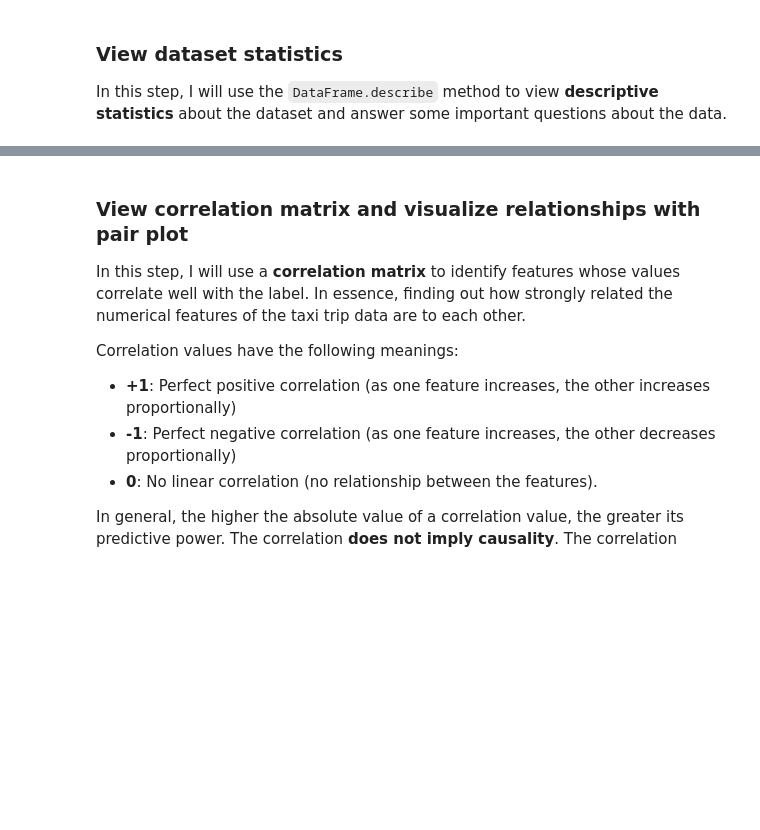
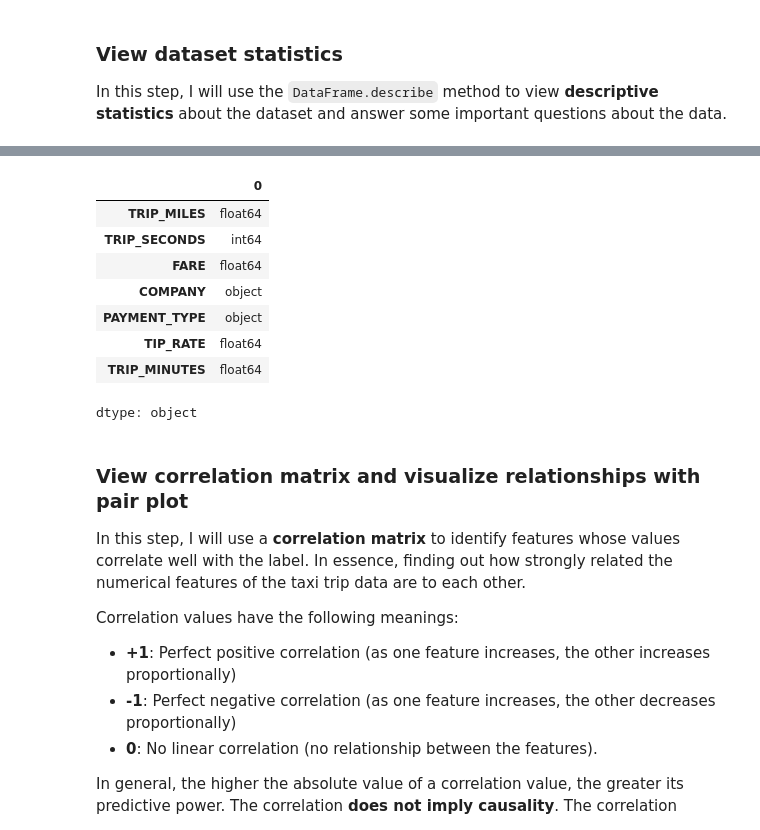
Before and after one commit to diegodemiranda/linear_regression_models, a Jupyter notebook: chicago_taxi_fare_prediction/linear_regression_chicago_taxi_fare.ipynb, the cells around one changed output, grey strips where cells are left out. Drawn from its saved outputs; the diff is of its cells as text; code cells hidden in the pictures; blank space fills up the shorter version.

```diff
--- a/chicago_taxi_fare_prediction/linear_regression_chicago_taxi_fare.ipynb
+++ b/chicago_taxi_fare_prediction/linear_regression_chicago_taxi_fare.ipynb
@@ -74,16 +107,17 @@ We should always apply scaling to both our training and testing data using the p
 For this specific case, where we are working with `TRIP_MILES` and `TRIP_SECONDS` as features, is recommended use **min-max scaling**.
 This technique scales the features to a specific range, typically between 0 and 1.
 # %%
-from sklearn.preprocessing import MinMaxScaler
+"""# Select feature to normalize (excluding categorical ones like 'COMPANY', 'PAYMENT_TYPE')
+features_to_normalize = ['TRIP_MILES', 'TRIP_SECONDS', 'FARE', 'TIP_RATE']
 
 # Create a MinMaxScaler object
 scaler = MinMaxScaler()
+"
+# Fit and transform on dataset
+training_df[features_to_normalize] = scaler.fit_transform(training_df[features_to_normalize])"""
 
-# Select features to normalize (excluding categorical ones like 'COMPANY', 'PAYMENT_TYPE')
-features_to_normalize = ['TRIP_MILES', 'TRIP_SECONDS', 'FARE', 'TIP_RATE']
-
-# Fit and transform on dataset
-chicago_taxi_dataset[features_to_normalize] = scaler.fit_transform(chicago_taxi_dataset[features_to_normalize])
+print('Dataset normalization completed successfully.')
+training_df.head(200)
 # %% [markdown]
 ## Part 2 - Dataset Exploration
 
@@ -98,3 +145,15 @@ training_df.describe(include='all')
+# %%
+training_df.dtypes
+# %% [output]
+|  | 0 |
+| TRIP_MILES | float64 |
+| TRIP_SECONDS | int64 |
+| FARE | float64 |
+| COMPANY | object |
+| PAYMENT_TYPE | object |
+| TIP_RATE | float64 |
+| TRIP_MINUTES | float64 |
+dtype: object
 # %% [markdown]
 ### View correlation matrix and visualize relationships with pair plot
 
```
Also changed, not shown: parts of 16 cells of this notebook.
